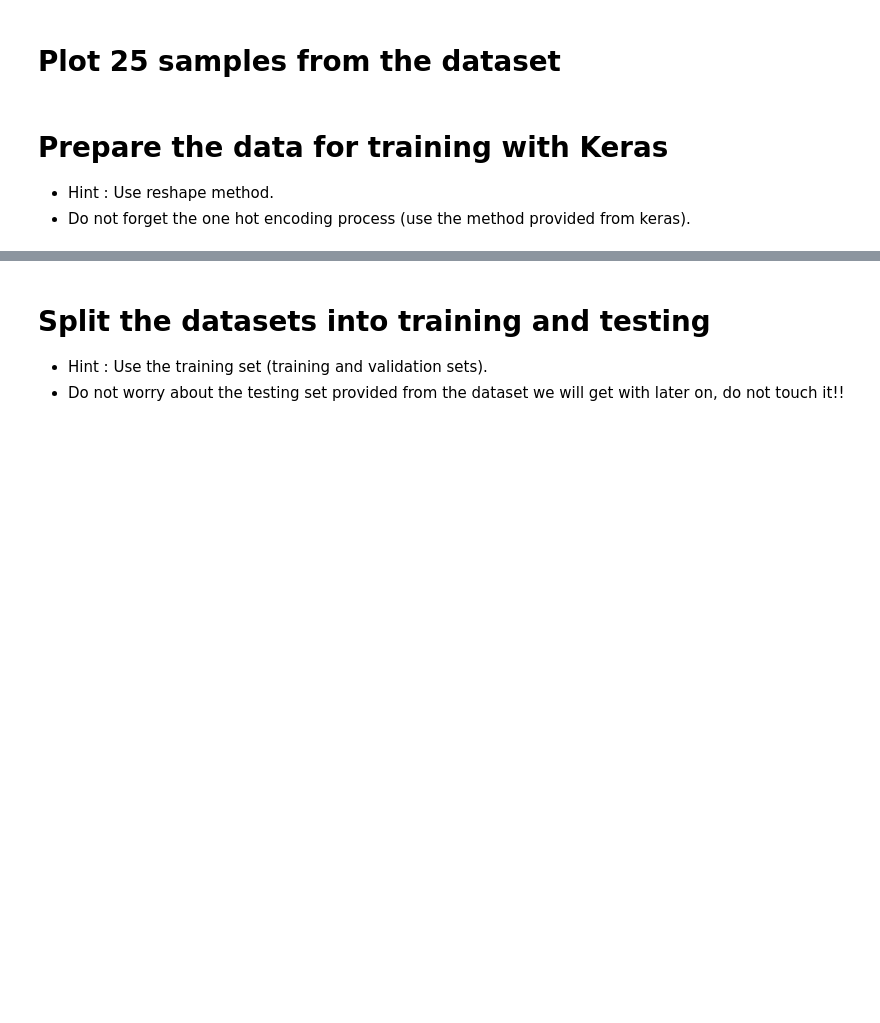
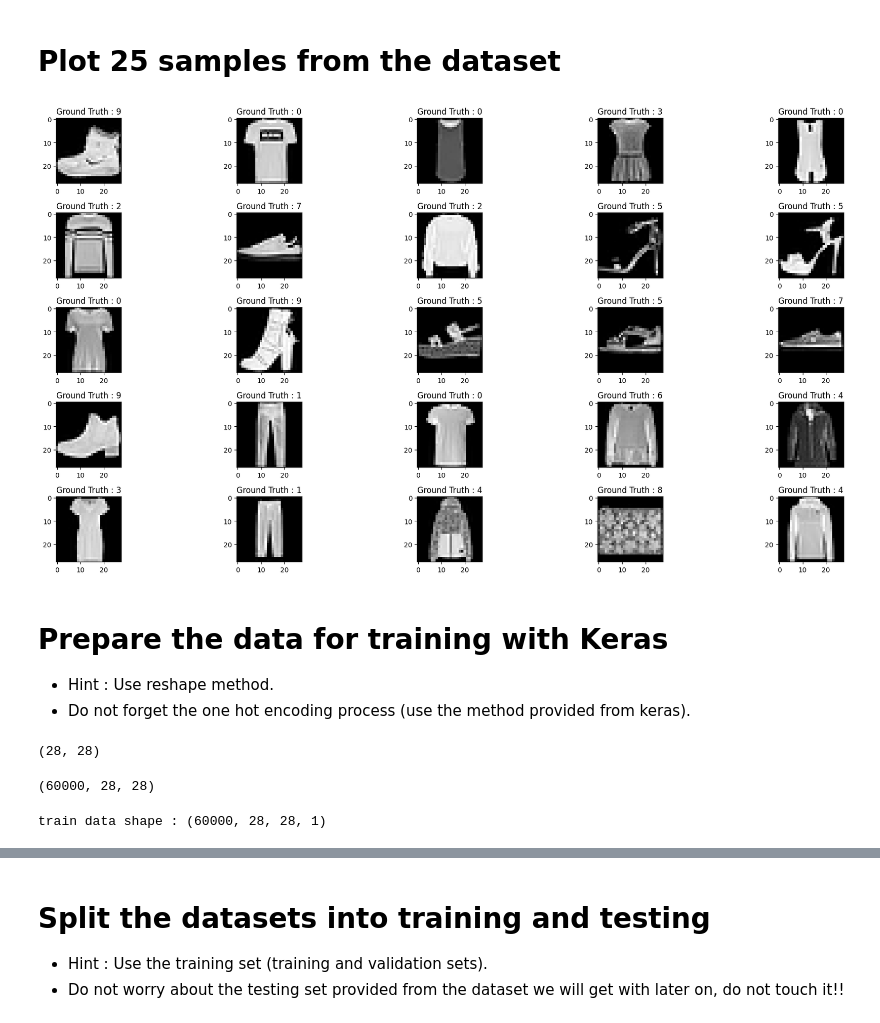
Before and after one commit to Tuwaiq-Data-Science-Bootcamp-V5/CNN_FashionMNIST, a Jupyter notebook: NeuralNetworks-Fashion.ipynb, the cells around one changed output, grey strips where cells are left out. Saved outputs shown, nothing was run; the diff lists cells and outputs as text; code cells hidden in the pictures; blank space fills up the shorter version.

```diff
--- a/NeuralNetworks-Fashion.ipynb
+++ b/NeuralNetworks-Fashion.ipynb
@@ -9,2 +21,7 @@
 # %% [markdown]
 # What is the shape of each image?
+# %%
+import ssl
+ssl._create_default_https_context = ssl._create_unverified_context
+
+(train_images, train_labels), (test_images, test_labels) = fashion_mnist.load_data()
@@ -13,7 +73,31 @@
 # %% [markdown]
 # Plot 25 samples from the dataset
+# %%
+import matplotlib.pyplot as plt
+
+num_samples = 25
+plt.figure(figsize=[20, 10])
+
+for i in range(num_samples):
+    plt.subplot(5, 5, i + 1)
+    plt.imshow(train_images[i, :, :], cmap='gray')
+    plt.title("Ground Truth : {}".format(train_labels[i]))
+
+plt.tight_layout()
+plt.show()
+# %% [output]
+[figure, added]
 # %% [markdown]
 # Prepare the data for training with Keras
 
 - Hint : Use reshape method.
 - Do not forget the one hot encoding process (use the method provided from keras).
+# %%
+Rows,Cols=train_images.shape[1:]
+Rows,Cols
+# %% [output]
+(28, 28)
+# %%
+train_images.shape
+# %% [output]
+(60000, 28, 28)
@@ -19,0 +107,5 @@
+# %%
+train_data = train_data.astype('float32')
+print('train data shape :', train_data.shape)
+# %% [output]
+train data shape : (60000, 28, 28, 1)
```
Also changed, not shown: parts of 20 cells of this notebook.
